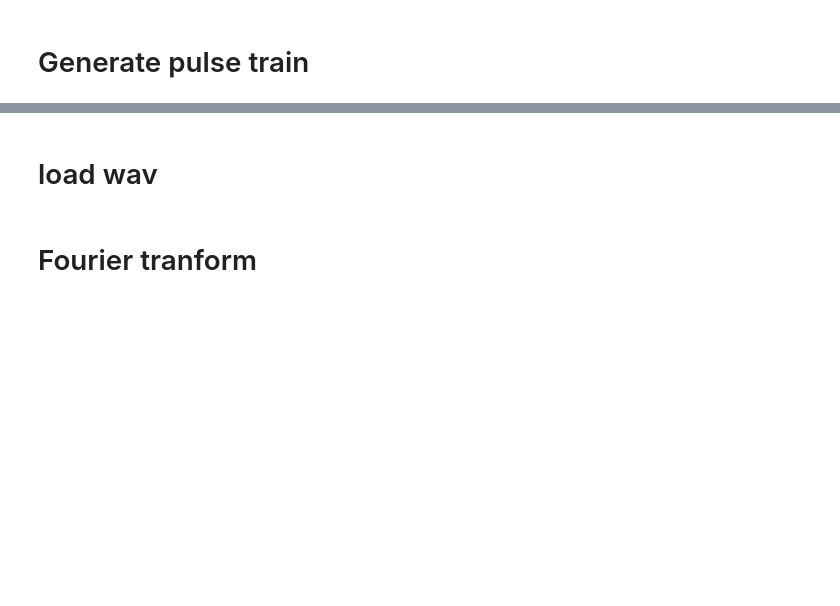
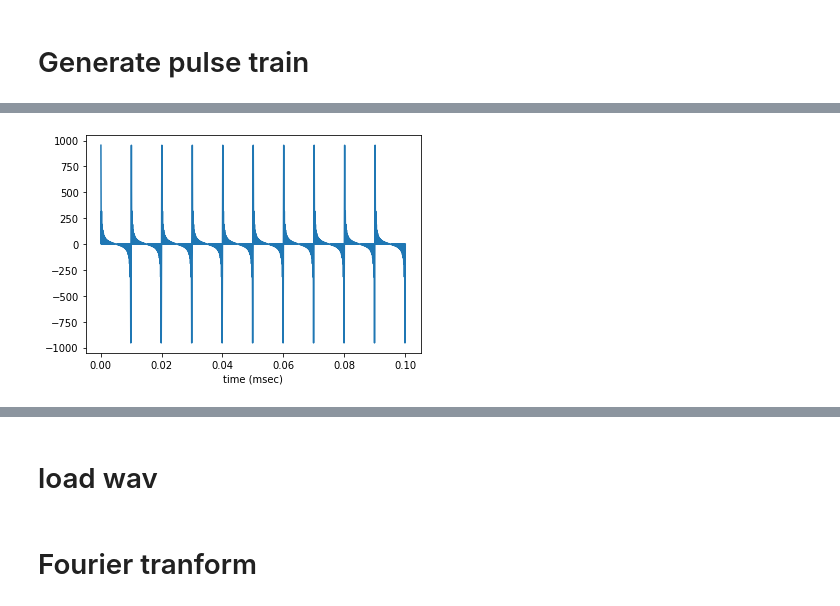
Before and after one commit to ENGL238/class2019Fall, a Jupyter notebook: sound.ipynb, the cells around one changed output, grey strips where cells are left out. Cells and saved outputs as stored; diff of their text form; code cells hidden in the pictures; blank space fills up the shorter version.

```diff
--- a/sound.ipynb
+++ b/sound.ipynb
@@ -112,7 +150,11 @@ ipd.Audio(c.imag, rate=sr)
 # %%
 # generate samples, note conversion to float32 array
-F0 = 100; Fend = int(sr/2); s = np.zeros(len(t));
-for freq in range(F0, Fend+1, F0):
+F0 = 100
+Fend = int(sr/2)#sampling rate의 반절을 의미함 int는 반올림해서 정수값으로 만들기
+
+s = np.zeros(len(t));
+
+for freq in range(F0, Fend+1, F0): #제일 마지막 값도 포함시키기 위해서 100부터 5000까지 loop가 돌아간다.
     theta = t * 2*np.pi * freq
     tmp = amp * np.sin(theta)
     s = s + tmp
@@ -127,0 +168 @@ ipd.Audio(s, rate=sr)
+[figure, added]
```
Also changed, not shown: parts of 22 cells of this notebook.
